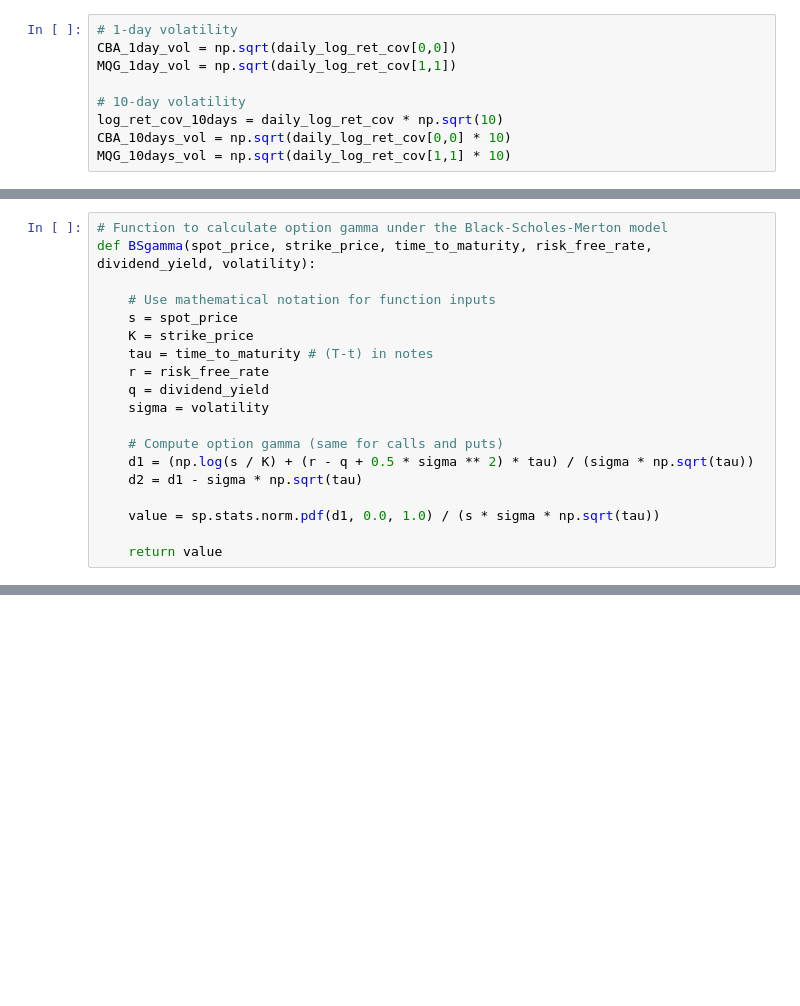
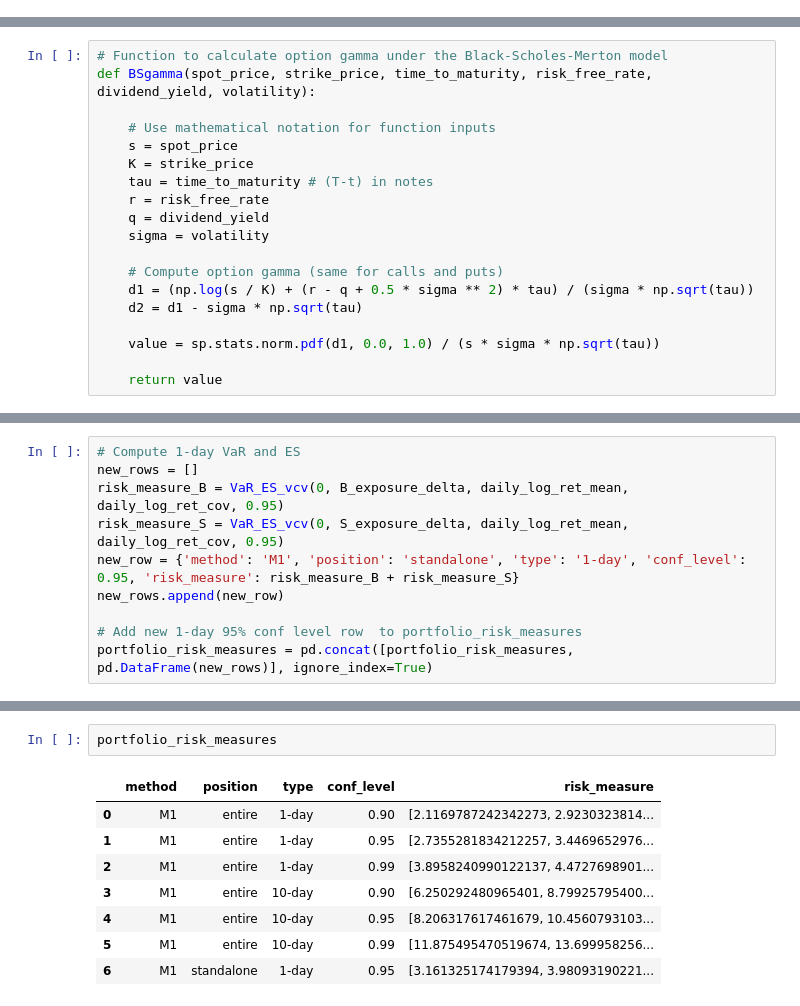
Before and after one commit to thangtm58/quant-finance, a Jupyter notebook: risk_management/es_var_risk_measure.ipynb, the cells around one changed output, grey strips where cells are left out. Cells and saved outputs as stored; diff of their text form; blank space fills up the shorter version.

```diff
--- a/risk_management/es_var_risk_measure.ipynb
+++ b/risk_management/es_var_risk_measure.ipynb
@@ -214,12 +227,3 @@ log_ret_mean_10days = daily_log_ret_mean * 10
-# %%
-# 1-day volatility
-CBA_1day_vol = np.sqrt(daily_log_ret_cov[0,0])
-MQG_1day_vol = np.sqrt(daily_log_ret_cov[1,1])
-
-# 10-day volatility
-log_ret_cov_10days = daily_log_ret_cov * np.sqrt(10)
-CBA_10days_vol = np.sqrt(daily_log_ret_cov[0,0] * 10)
-MQG_10days_vol = np.sqrt(daily_log_ret_cov[1,1] * 10)
 # %%
 # Functions for VaR and ES under the variance-covariance approach
 def VaR_ES_vcv(constant_loss, risk_exposure, risk_factor_mean, risk_factor_cov_mat, conf_level):
@@ -301,0 +420,10 @@ def BSgamma(spot_price, strike_price, time_to_maturity, risk_free_rate, dividend
+# %%
+# Compute 1-day VaR and ES
+new_rows = []
+risk_measure_B = VaR_ES_vcv(0, B_exposure_delta, daily_log_ret_mean, daily_log_ret_cov, 0.95)
+risk_measure_S = VaR_ES_vcv(0, S_exposure_delta, daily_log_ret_mean, daily_log_ret_cov, 0.95)
+new_row = {'method': 'M1', 'position': 'standalone', 'type': '1-day', 'conf_level': 0.95, 'risk_measure': risk_measure_B + risk_measure_S}
+new_rows.append(new_row)
+
+# Add new 1-day 95% conf level row  to portfolio_risk_measures
+portfolio_risk_measures = pd.concat([portfolio_risk_measures, pd.DataFrame(new_rows)], ignore_index=True)
@@ -301,0 +486,11 @@ def BSgamma(spot_price, strike_price, time_to_maturity, risk_free_rate, dividend
+# %%
+portfolio_risk_measures
+# %% [output]
+|  | method | position | type | conf_level | risk_measure |
+| 0 | M1 | entire | 1-day | 0.90 | [2.1169787242342273, 2.9230323814... |
+| 1 | M1 | entire | 1-day | 0.95 | [2.7355281834212257, 3.4469652976... |
+| 2 | M1 | entire | 1-day | 0.99 | [3.8958240990122137, 4.4727698901... |
+| 3 | M1 | entire | 10-day | 0.90 | [6.250292480965401, 8.79925795400... |
+| 4 | M1 | entire | 10-day | 0.95 | [8.206317617461679, 10.4560793103... |
+| 5 | M1 | entire | 10-day | 0.99 | [11.875495470519674, 13.699958256... |
+| 6 | M1 | standalone | 1-day | 0.95 | [3.161325174179394, 3.98093190221... |
```
Also changed, not shown: parts of 32 cells of this notebook.
